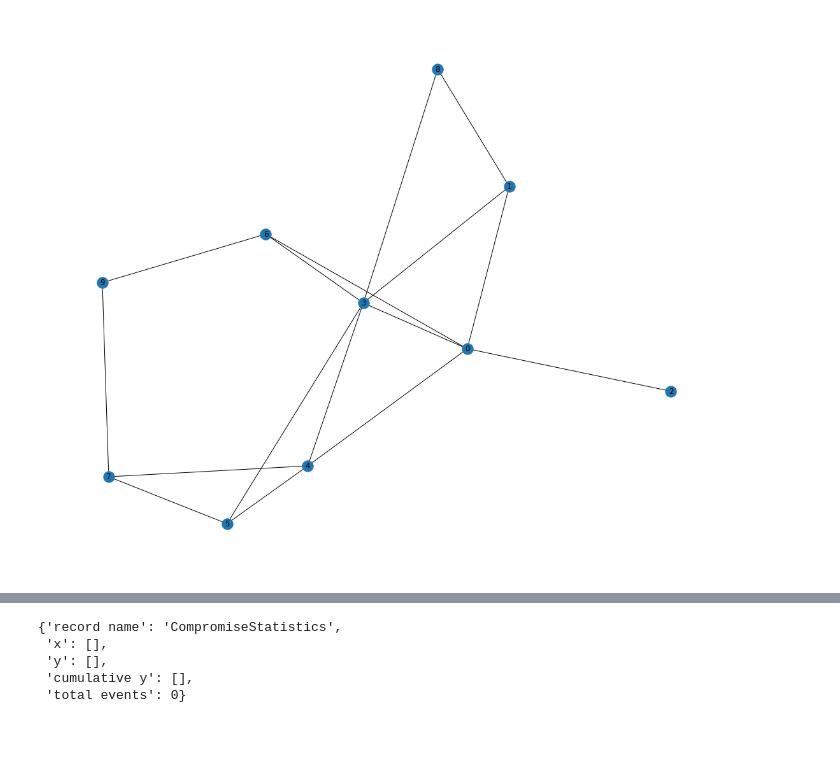
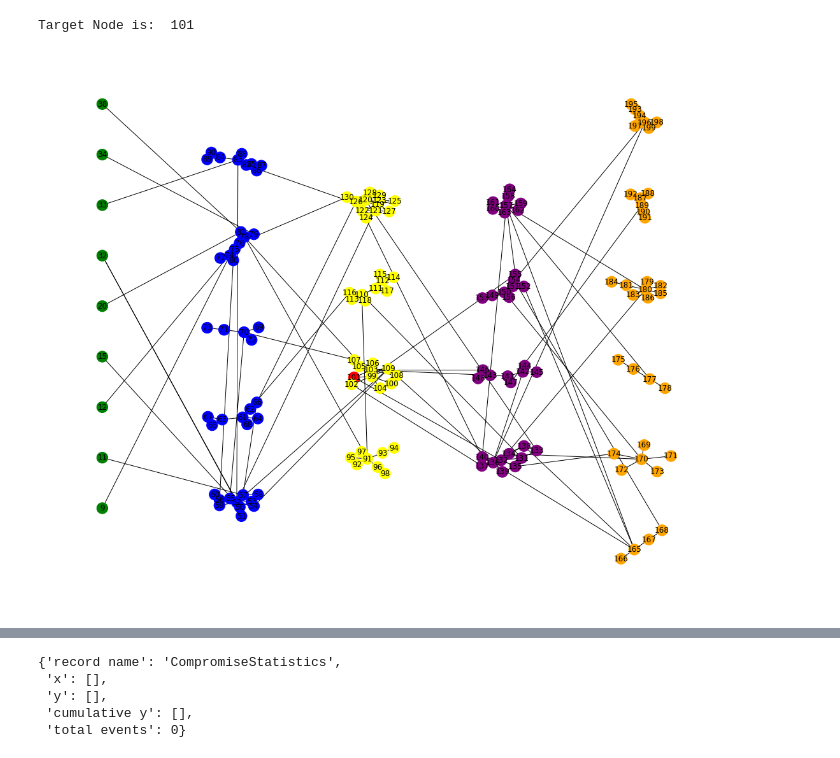
Before and after one commit to yuanyuan2000/MTDGame, a Jupyter notebook: test_mtdnetwork.ipynb, the cells around one changed output, grey strips where cells are left out. Drawn from its saved outputs; the diff is of its cells as text; code cells hidden in the pictures.

```diff
--- a/test_mtdnetwork.ipynb
+++ b/test_mtdnetwork.ipynb
@@ -40,7 +40,15 @@ test_network.gen_graph()
 # %%
 import mtdnetwork.targetnetwork as targetnetwork
-alt_network = targetnetwork.Network(30, 5, 5, 3)
+alt_network = targetnetwork.Network(200, 50, 20, 5,2)
+alt_network.register_mtd(PortShuffle)
+# alt_network.register_mtd(IPShuffle)
+# alt_network.register_mtd(OSShuffle)
+# alt_network.register_mtd(ServiceShuffle)
+# alt_network.register_mtd(UserShuffle)
+# alt_network.register_mtd(HostTopologyShuffle)
+# alt_network.register_mtd(CompleteTopologyShuffle)
 alt_network.draw()
 # %% [output]
+Target Node is:  101
-[figure, old version]
+[figure, new version]
 # %%
```
Also changed, not shown: parts of 14 cells of this notebook, 9 other files.
